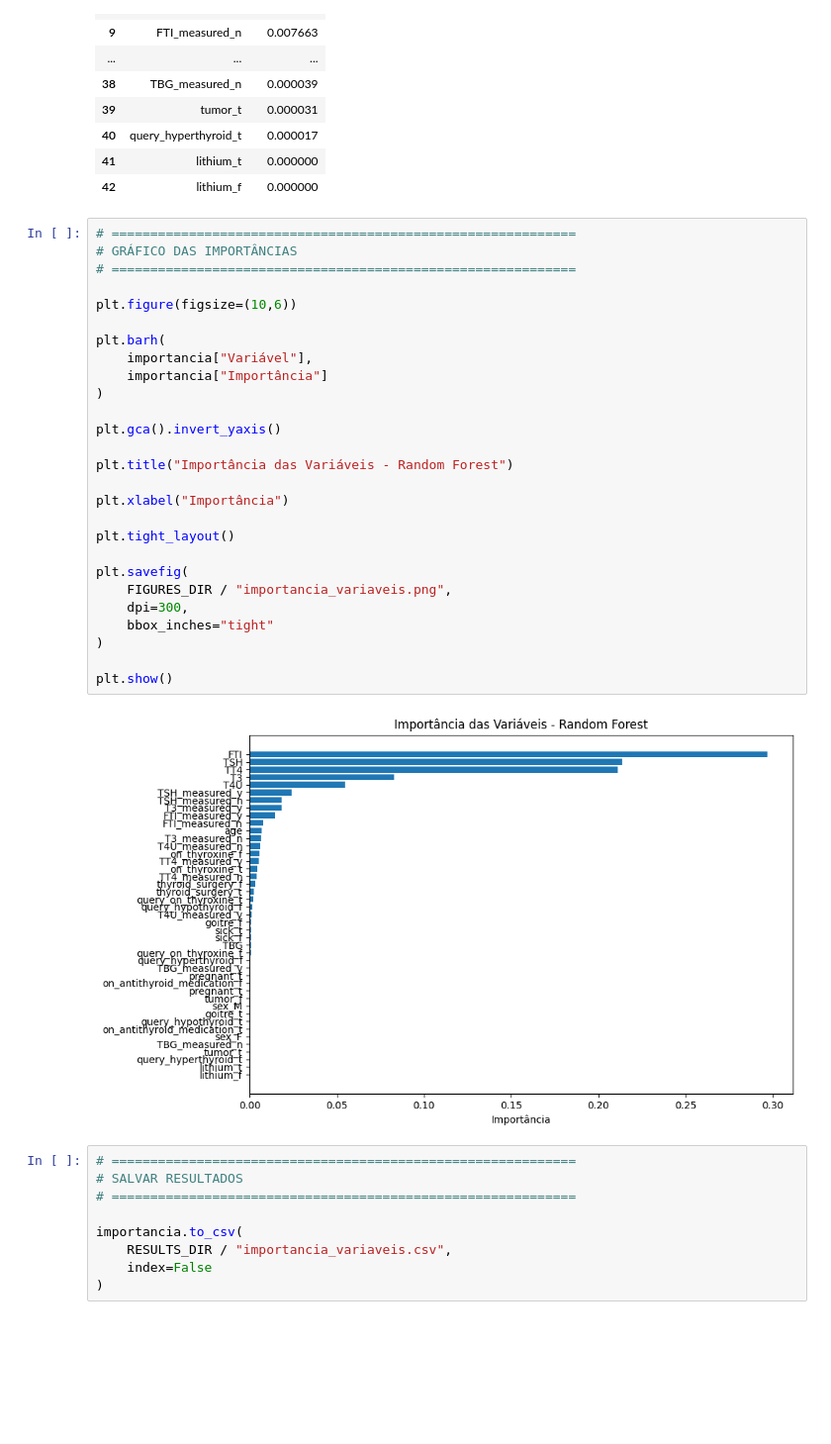
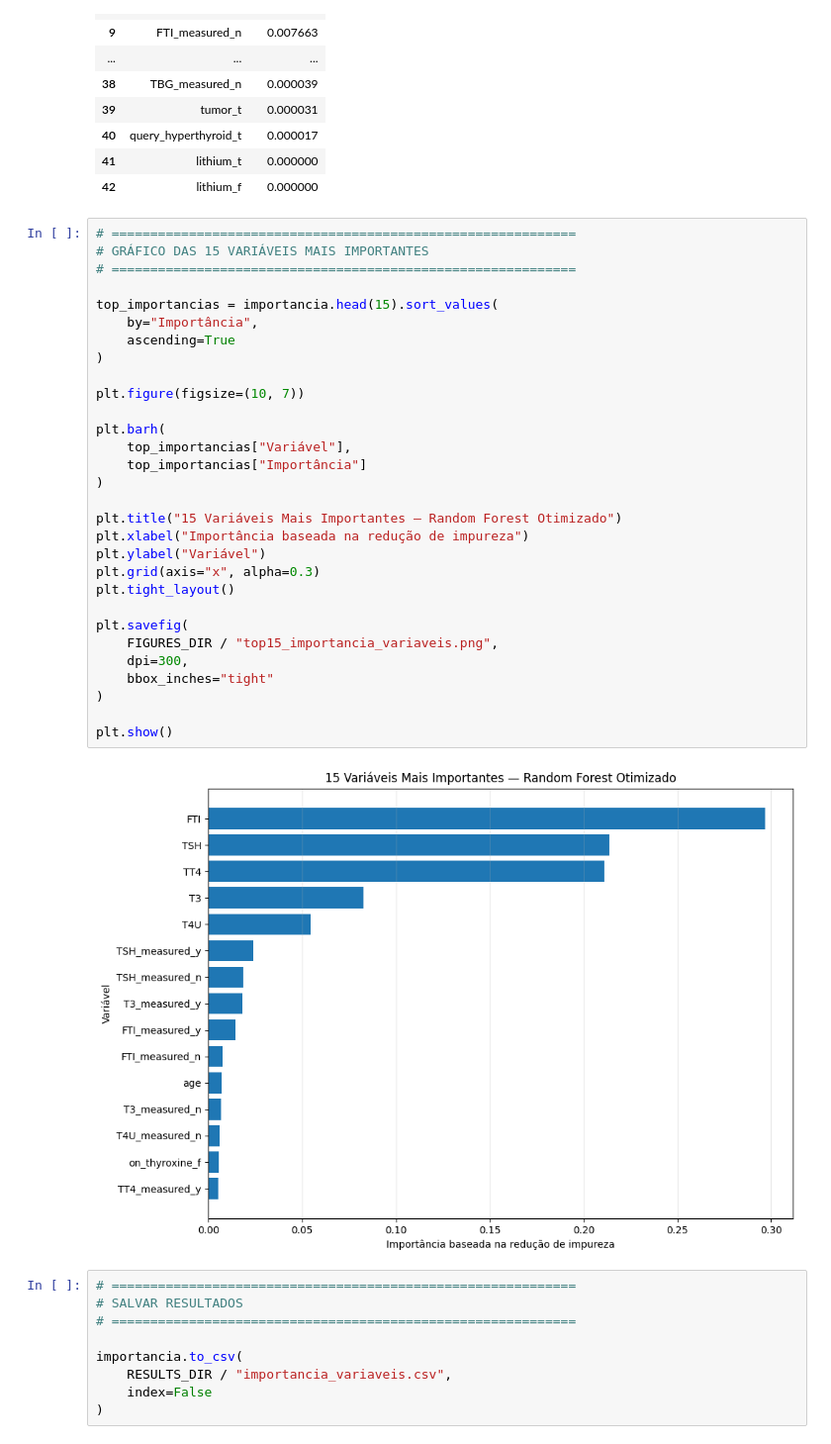
Before and after one commit to Val-Faria/tech-challenge-ia-saude, a Jupyter notebook: 02_otimizacao_hiperparametros_ag.ipynb, the cells around one changed output. Shown at 99% size. Saved outputs shown, nothing was run; the diff lists cells and outputs as text; blank space fills up the shorter version.

```diff
--- a/02_otimizacao_hiperparametros_ag.ipynb
+++ b/02_otimizacao_hiperparametros_ag.ipynb
@@ -1391,33 +1391,36 @@ display(importancia)
 | 42 | lithium_f | 0.000000 |
 # %%
 # ============================================================
-# GRÁFICO DAS IMPORTÂNCIAS
+# GRÁFICO DAS 15 VARIÁVEIS MAIS IMPORTANTES
 # ============================================================
 
-plt.figure(figsize=(10,6))
+top_importancias = importancia.head(15).sort_values(
+    by="Importância",
+    ascending=True
+)
+
+plt.figure(figsize=(10, 7))
 
 plt.barh(
-    importancia["Variável"],
-    importancia["Importância"]
+    top_importancias["Variável"],
+    top_importancias["Importância"]
 )
 
-plt.gca().invert_yaxis()
-
-plt.title("Importância das Variáveis - Random Forest")
-
-plt.xlabel("Importância")
-
+plt.title("15 Variáveis Mais Importantes — Random Forest Otimizado")
+plt.xlabel("Importância baseada na redução de impureza")
+plt.ylabel("Variável")
+plt.grid(axis="x", alpha=0.3)
 plt.tight_layout()
 
 plt.savefig(
-    FIGURES_DIR / "importancia_variaveis.png",
+    FIGURES_DIR / "top15_importancia_variaveis.png",
     dpi=300,
     bbox_inches="tight"
 )
 
 plt.show()
 # %% [output]
-[figure, old version]
+[figure, new version]
 # %%
 # ============================================================
 # SALVAR RESULTADOS
```
Also changed, not shown: parts of 9 cells of this notebook.
